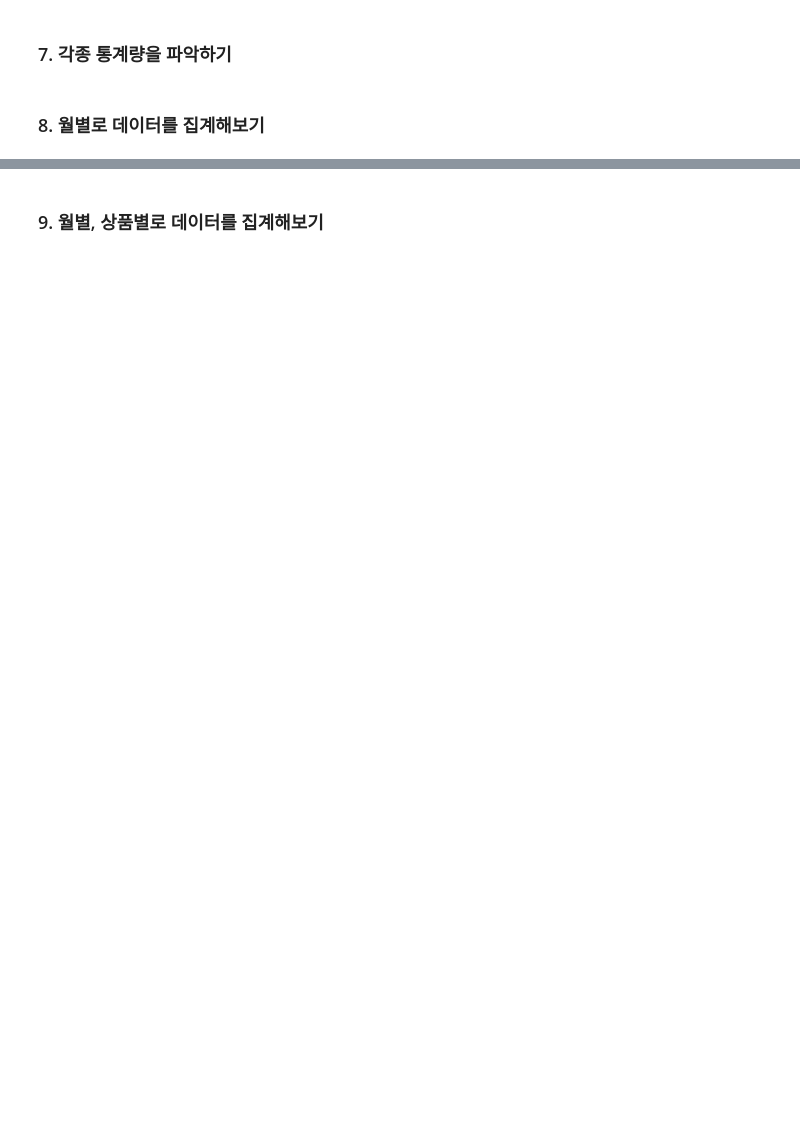
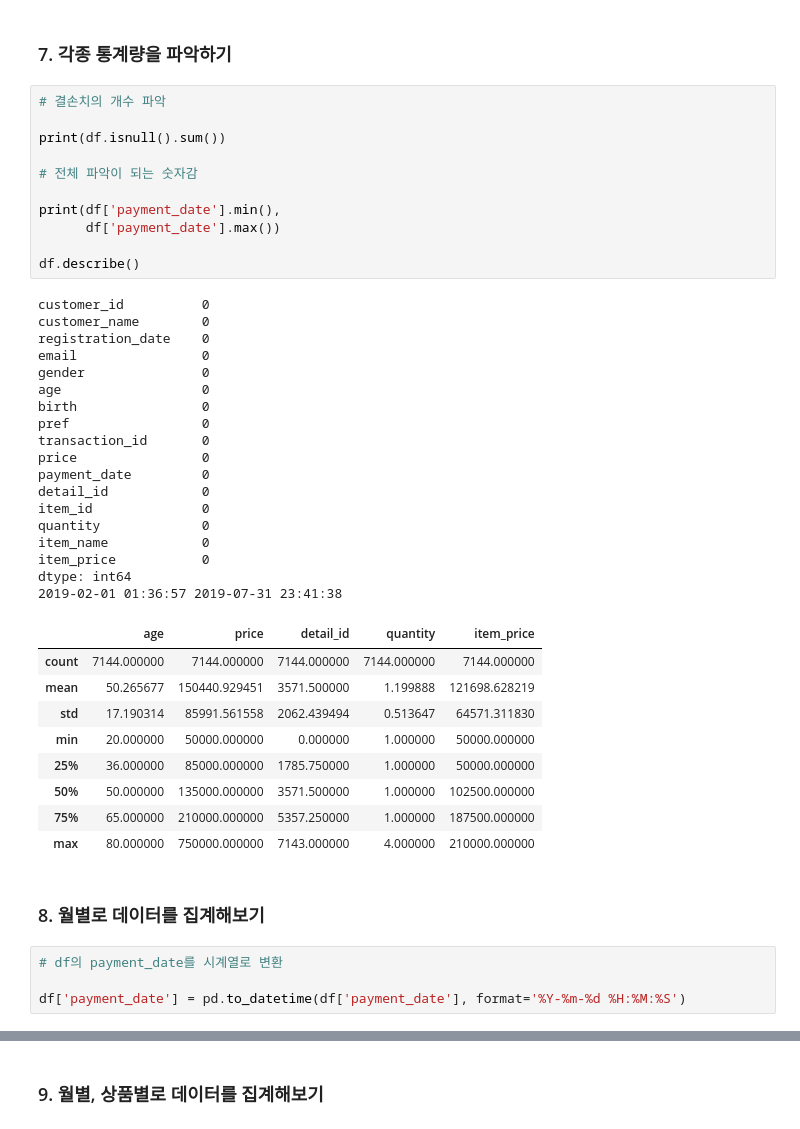
Before and after one commit to do-po/test_1, a Jupyter notebook: Project/03. 데이터 분석/04. Marketing/01. 웹에서주문수를분석/01.웹에서주문수를분석.ipynb, the cells around one changed output, grey strips where cells are left out. Cells and saved outputs as stored; diff of their text form; blank space fills up the shorter version.

```diff
--- a/Project/03. 데이터 분석/04. Marketing/01. 웹에서주문수를분석/01.웹에서주문수를분석.ipynb
+++ b/Project/03. 데이터 분석/04. Marketing/01. 웹에서주문수를분석/01.웹에서주문수를분석.ipynb
@@ -152,4 +192,47 @@ memory usage: 893.1+ KB
 # %% [markdown]
 ### 7. 각종 통계량을 파악하기
+# %%
+# 결손치의 개수 파악
+
+print(df.isnull().sum())
+
+# 전체 파악이 되는 숫자감
+
+print(df['payment_date'].min(),
+      df['payment_date'].max())
+
+df.describe()
+# %% [output]
+customer_id          0
+customer_name        0
+registration_date    0
+email                0
+gender               0
+age                  0
+birth                0
+pref                 0
+transaction_id       0
+price                0
+payment_date         0
+detail_id            0
+item_id              0
+quantity             0
+item_name            0
+item_price           0
+dtype: int64
+2019-02-01 01:36:57 2019-07-31 23:41:38
+|  | age | price | detail_id | quantity | item_price |
+| count | 7144.000000 | 7144.000000 | 7144.000000 | 7144.000000 | 7144.000000 |
+| mean | 50.265677 | 150440.929451 | 3571.500000 | 1.199888 | 121698.628219 |
+| std | 17.190314 | 85991.561558 | 2062.439494 | 0.513647 | 64571.311830 |
+| min | 20.000000 | 50000.000000 | 0.000000 | 1.000000 | 50000.000000 |
+| 25% | 36.000000 | 85000.000000 | 1785.750000 | 1.000000 | 50000.000000 |
+| 50% | 50.000000 | 135000.000000 | 3571.500000 | 1.000000 | 102500.000000 |
+| 75% | 65.000000 | 210000.000000 | 5357.250000 | 1.000000 | 187500.000000 |
+| max | 80.000000 | 750000.000000 | 7143.000000 | 4.000000 | 210000.000000 |
 # %% [markdown]
 ### 8. 월별로 데이터를 집계해보기
+# %%
+# df의 payment_date를 시계열로 변환
+
+df['payment_date'] = pd.to_datetime(df['payment_date'], format='%Y-%m-%d %H:%M:%S')
```
Also changed, not shown: parts of 8 cells of this notebook.
